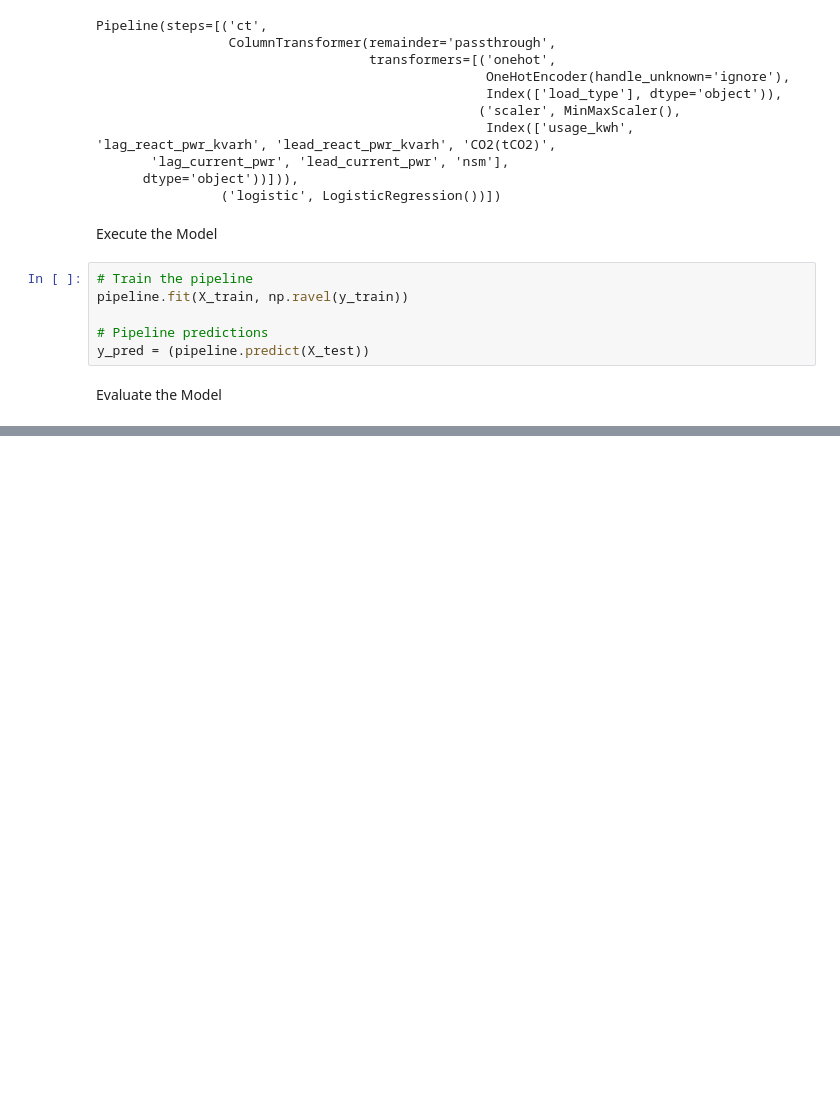
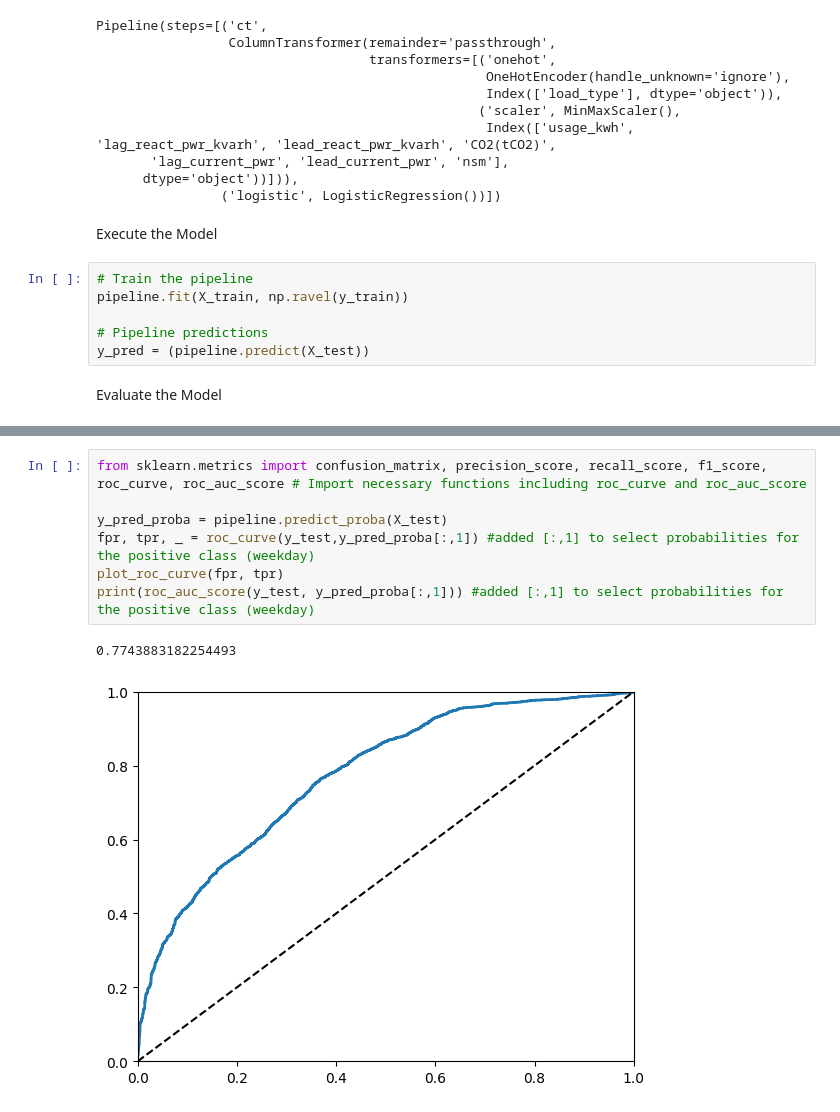
Before and after one commit to kripperda/MLA_KMR, a Jupyter notebook: MLA2_KMR.ipynb, the cells around one changed output, grey strips where cells are left out. Saved outputs shown, nothing was run; the diff lists cells and outputs as text; blank space fills up the shorter version.

```diff
--- a/MLA2_KMR.ipynb
+++ b/MLA2_KMR.ipynb
@@ -300,0 +316,10 @@ F1-score: 0.86
+# %%
+from sklearn.metrics import confusion_matrix, precision_score, recall_score, f1_score, roc_curve, roc_auc_score # Import necessary functions including roc_curve and roc_auc_score
+
+y_pred_proba = pipeline.predict_proba(X_test)
+fpr, tpr, _ = roc_curve(y_test,y_pred_proba[:,1]) #added [:,1] to select probabilities for the positive class (weekday)
+plot_roc_curve(fpr, tpr)
+print(roc_auc_score(y_test, y_pred_proba[:,1])) #added [:,1] to select probabilities for the positive class (weekday)
+# %% [output]
+0.7743883182254493
+[figure, added]
```
Also changed, not shown: parts of 10 cells of this notebook.
